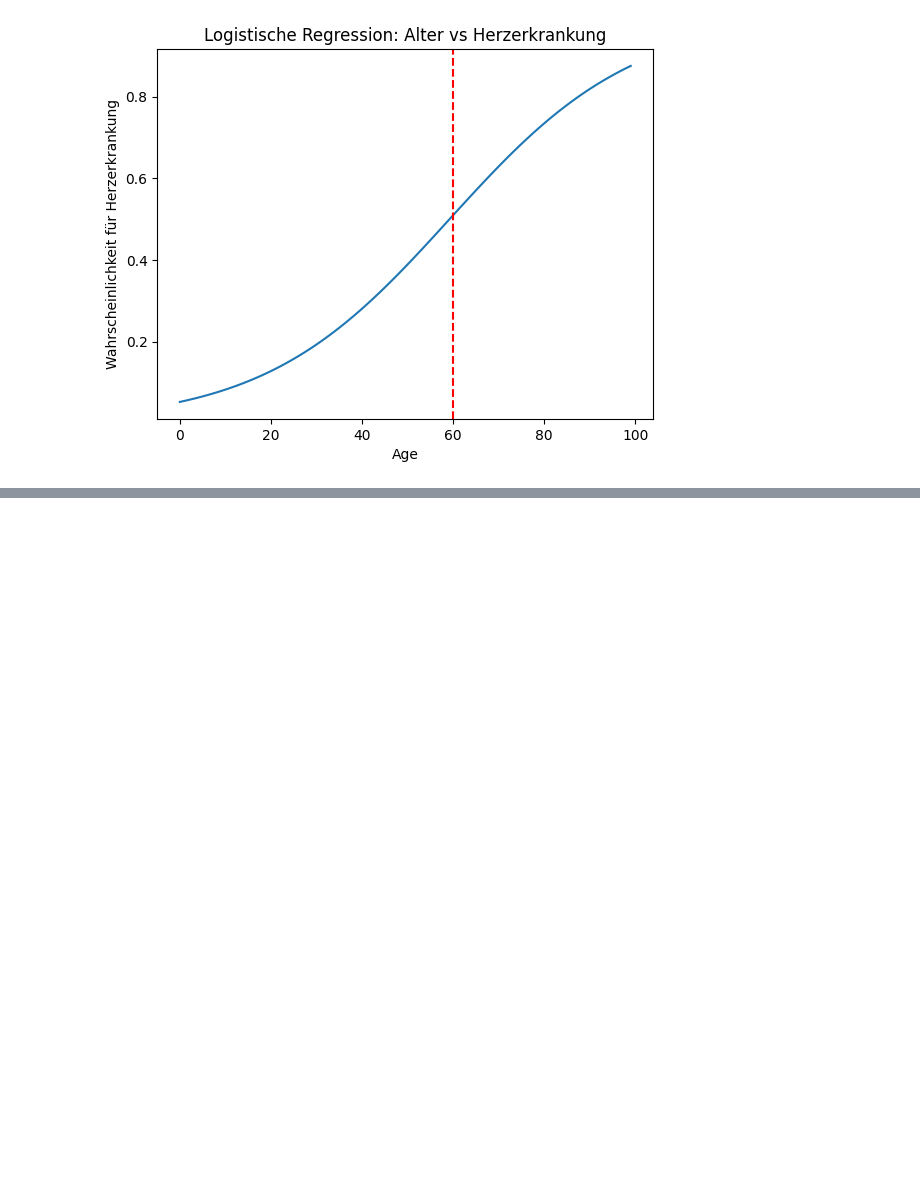
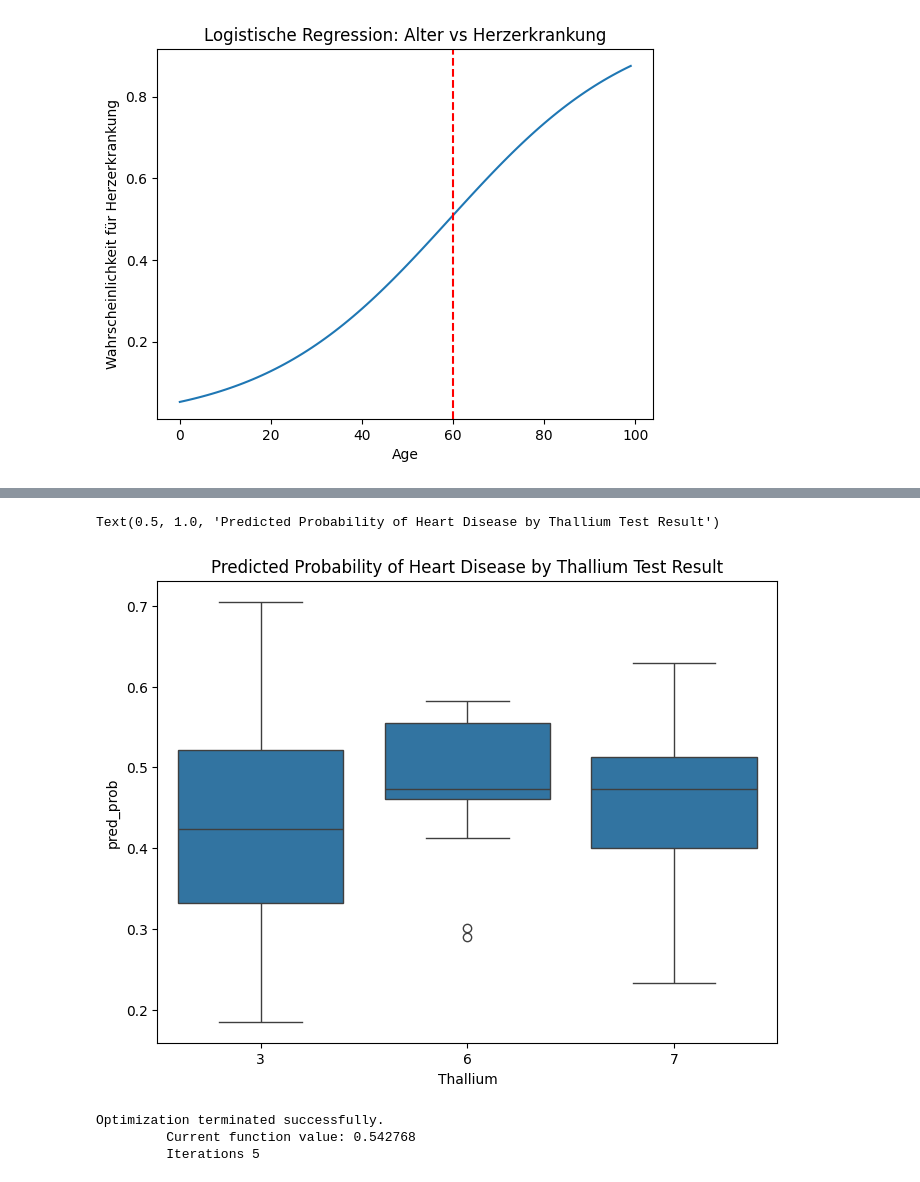
Before and after one commit to Alex421-ai/DPP_Projekt_Herz, a Jupyter notebook: notebooks/01_exploration.ipynb, the cells around one changed output, grey strips where cells are left out. Saved outputs shown, nothing was run; the diff lists cells and outputs as text; code cells hidden in the pictures; blank space fills up the shorter version.

Commit message:
Thallium vs Heart Disease, fiten und ploten

```diff
--- a/notebooks/01_exploration.ipynb
+++ b/notebooks/01_exploration.ipynb
@@ -299,3 +300,12 @@ print(f'Ab dem Alter von {Herzerkrankung_Age} Jahren besteht ein erhöhtes Risik
 # %% [output]
 Ab dem Alter von 60 Jahren besteht ein erhöhtes Risiko für eine Herzerkrankung.
 [figure]
+# %%
+
+model2 = smf.logit("Heart_Disease ~ Age", data=df).fit()
+params = model2.params
+odds_ratios = np.exp(params)
+print(odds_ratios)
+
+df["pred_prob"] = model2.predict(df)
+df[["Heart_Disease", "pred_prob"]].head()
@@ -301,0 +344,15 @@ Ab dem Alter von 60 Jahren besteht ein erhöhtes Risiko für eine Herzerkrankung
+# %%
+plt.figure(figsize=(8,6))
+sns.boxplot(x="Thallium", y="pred_prob", data=df)
+plt.title("Predicted Probability of Heart Disease by Thallium Test Result")
+# %% [output]
+Text(0.5, 1.0, 'Predicted Probability of Heart Disease by Thallium Test Result')
+[figure, added]
+# %%
+
+model = smf.logit(formula="Heart_Disease ~ Thallium", data=df)
+results2 = model.fit()
+# %% [output]
+Optimization terminated successfully.
+         Current function value: 0.542768
+         Iterations 5
```
Also changed, not shown: parts of 7 cells of this notebook.
